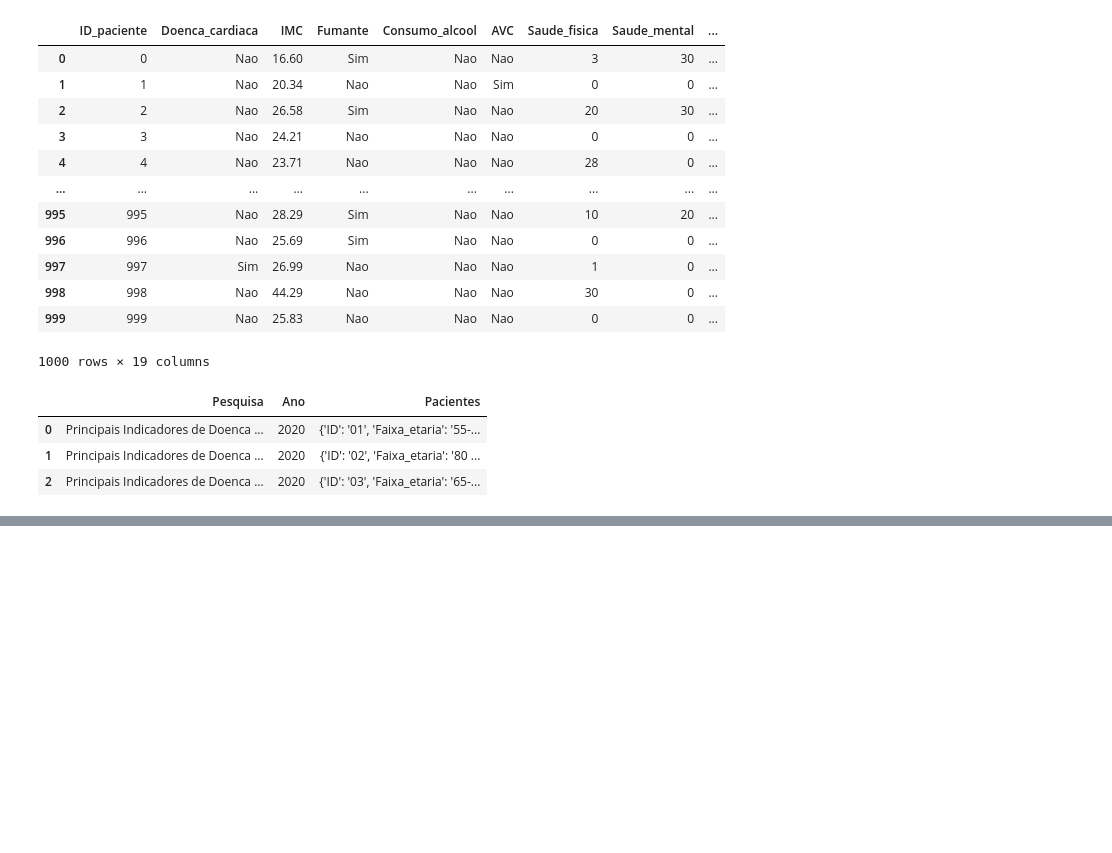
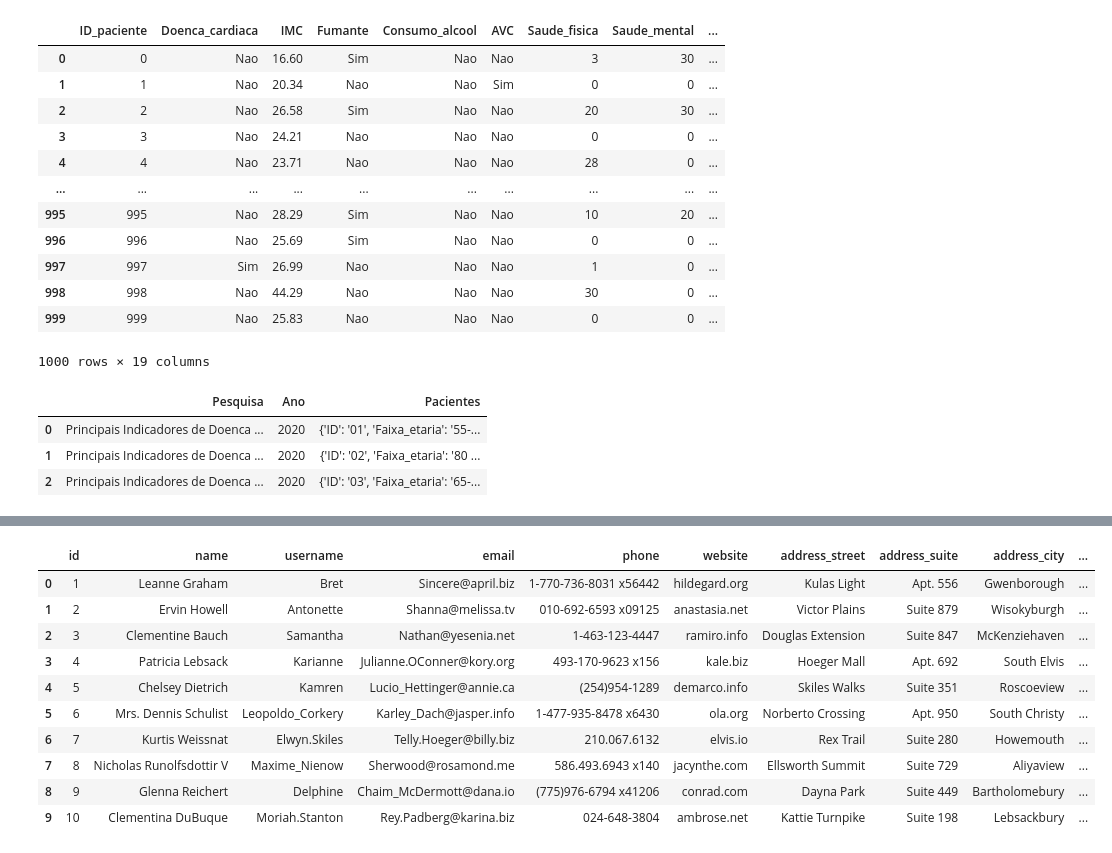
Before and after one commit to Eduardo-Alg/Pandas-I-O---Diferentes-formatos-de-arquivos, a Jupyter notebook: Manipulando_arquivos_JSON.ipynb, the cells around one changed output, grey strips where cells are left out. Saved outputs shown, nothing was run; the diff lists cells and outputs as text; code cells hidden in the pictures; blank space fills up the shorter version.

Commit message:
Finalizando módulo de arquivos .JSON

```diff
--- a/Manipulando_arquivos_JSON.ipynb
+++ b/Manipulando_arquivos_JSON.ipynb
@@ -43,0 +67,7 @@ df_normalizado
+# %%
+# Armazenando Dados JSON com API
+dados = requests.get('https://jsonplaceholder.typicode.com/users')
+# %%
+# Recuperando Dados JSON da URL
+visualizacao = json.loads(dados.text)
+visualizacao # Exibindo JSON
@@ -43,0 +108,16 @@ df_normalizado
+# %%
+# Utilizando metodo para normalizar com separador undescore
+normalizando = pd.json_normalize(visualizacao,sep='_')
+normalizando # Exibindo DataFrame normalizado
+# %% [output]
+|  | id | name | username | email | phone | website | address_street | address_suite | address_city | ... |
+| 0 | 1 | Leanne Graham | Bret | Sincere@april.biz | 1-770-736-8031 x56442 | hildegard.org | Kulas Light | Apt. 556 | Gwenborough | ... |
+| 1 | 2 | Ervin Howell | Antonette | Shanna@melissa.tv | 010-692-6593 x09125 | anastasia.net | Victor Plains | Suite 879 | Wisokyburgh | ... |
+| 2 | 3 | Clementine Bauch | Samantha | Nathan@yesenia.net | 1-463-123-4447 | ramiro.info | Douglas Extension | Suite 847 | McKenziehaven | ... |
+| 3 | 4 | Patricia Lebsack | Karianne | Julianne.OConner@kory.org | 493-170-9623 x156 | kale.biz | Hoeger Mall | Apt. 692 | South Elvis | ... |
+| 4 | 5 | Chelsey Dietrich | Kamren | Lucio_Hettinger@annie.ca | (254)954-1289 | demarco.info | Skiles Walks | Suite 351 | Roscoeview | ... |
+| 5 | 6 | Mrs. Dennis Schulist | Leopoldo_Corkery | Karley_Dach@jasper.info | 1-477-935-8478 x6430 | ola.org | Norberto Crossing | Apt. 950 | South Christy | ... |
+| 6 | 7 | Kurtis Weissnat | Elwyn.Skiles | Telly.Hoeger@billy.biz | 210.067.6132 | elvis.io | Rex Trail | Suite 280 | Howemouth | ... |
+| 7 | 8 | Nicholas Runolfsdottir V | Maxime_Nienow | Sherwood@rosamond.me | 586.493.6943 x140 | jacynthe.com | Ellsworth Summit | Suite 729 | Aliyaview | ... |
+| 8 | 9 | Glenna Reichert | Delphine | Chaim_McDermott@dana.io | (775)976-6794 x41206 | conrad.com | Dayna Park | Suite 449 | Bartholomebury | ... |
+| 9 | 10 | Clementina DuBuque | Moriah.Stanton | Rey.Padberg@karina.biz | 024-648-3804 | ambrose.net | Kattie Turnpike | Suite 198 | Lebsackbury | ... |
```
Also changed, not shown: parts of 10 cells of this notebook.
